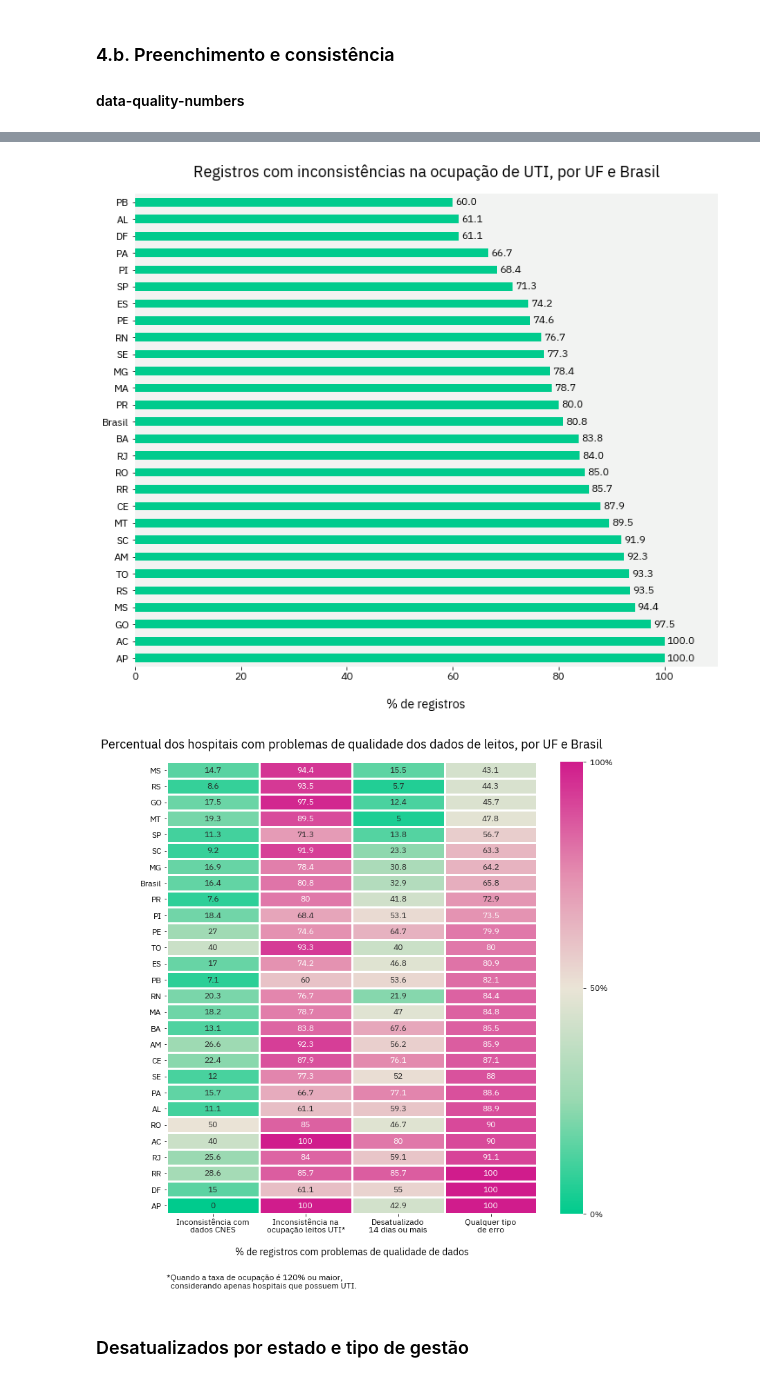
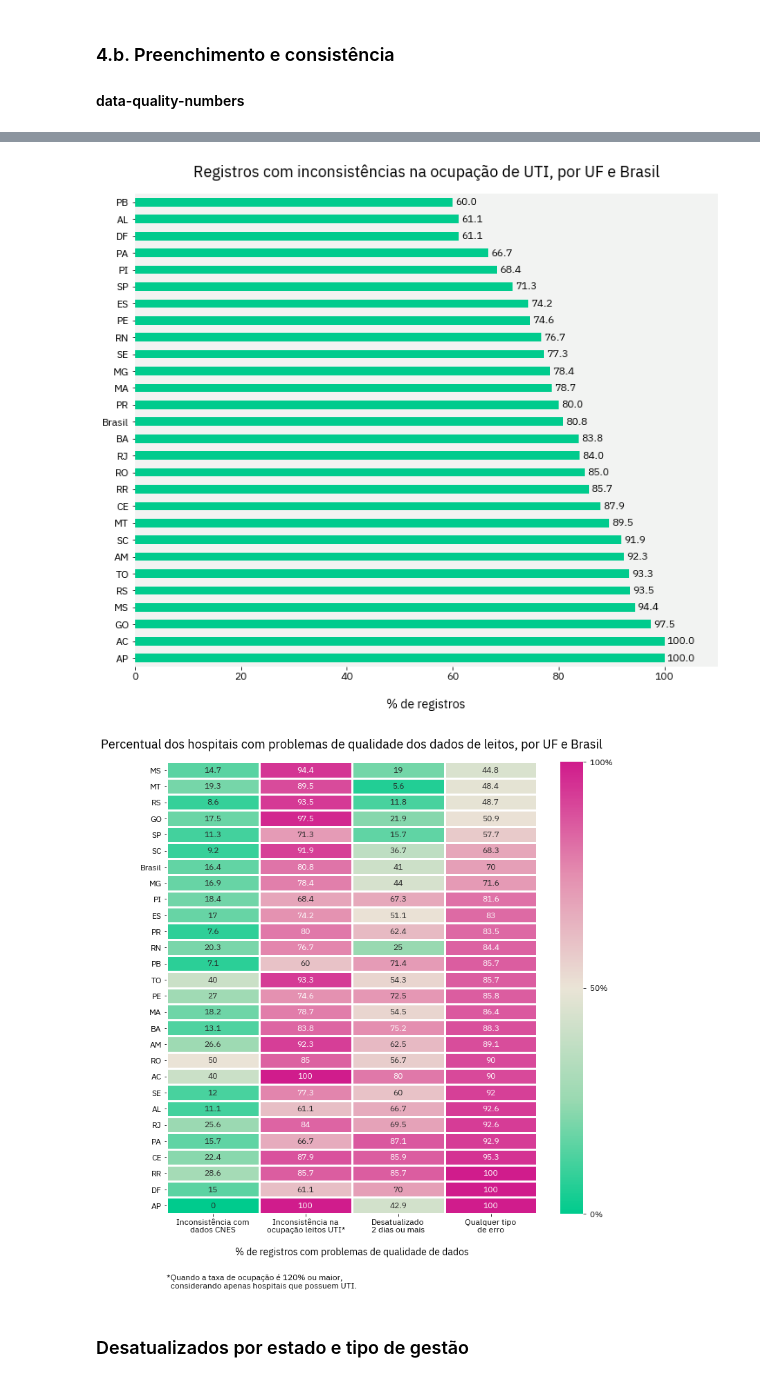
Before and after one commit to okfn-brasil/transparencia-leitos-covid-analise, a Jupyter notebook: Analysis.ipynb, the cells around one changed output, grey strips where cells are left out. Saved outputs shown, nothing was run; the diff lists cells and outputs as text; code cells hidden in the pictures.

Commit message:
Parametrize main days metric

```diff
--- a/Analysis.ipynb
+++ b/Analysis.ipynb
@@ -112,11 +114,11 @@ df['dataNotificacaoOcupacao'] = pd.to_datetime(df['dataNotificacaoOcupacao'])
 # %%
-UPDATED_DAYS = [1, 2, 7, 14, 90]
+UPDATED_DAYS = [1, 2, 7, 14, 60, 90]
 for d in UPDATED_DAYS:
     df[f'updated_{str(d)}d'] = np.where(df['dataNotificacaoOcupacao'] >= TS_RUN - timedelta(days=d, hours=TS_RUN.hour), True, False)
 
 for d in UPDATED_DAYS:
     pct_outdated = len(df[df[f'updated_{str(d)}d'] == True]) / len(df)
-    print(f'{round(pct_outdated * 100, 1)}% updated in {str(d)} days')
+    print(f'{round((pct_outdated * 100), 1)}% updated in {str(d)} days')
 # %% [output]
 39.6% updated in 1 days
 59.0% updated in 2 days
@@ -379,7 +382,7 @@ check_by_state = df_tmp.groupby('estadoSigla').agg({
     'any_error': 'sum',
     'any_cnes_error': 'sum',
 #     'any_cli_icu_ocup_tolerance_error': 'sum',
-    'not_updated_14d': 'sum'
+    f'not_updated_{str(MAIN_DAYS)}d': 'sum'
 }).div(df_tmp.groupby('estadoSigla')['cnes'].size(), axis=0)
 
 check_by_state_uti = df_uti.groupby('estadoSigla').agg({
@@ -390,7 +393,7 @@ country = df_tmp.groupby('_index').agg({
     'any_error': 'sum',
     'any_cnes_error': 'sum',
 #     'any_cli_icu_ocup_tolerance_error': 'sum',
-    'not_updated_14d': 'sum'
+    f'not_updated_{str(MAIN_DAYS)}d': 'sum'
 }).div(df_tmp.groupby('_index')['cnes'].size(), axis=0)
 
 country_uti = df_uti.groupby('_index').agg({
@@ -408,44 +411,44 @@ check = check.sort_values('any_error', ascending=True)
 cols_order = [
     'any_cnes_error',
     'any_icu_ocup_tolerance_error',
-    'not_updated_14d',
+    f'not_updated_{str(MAIN_DAYS)}d',
     'any_error',
 ]
 xticklabels = [
     'Inconsistência com\ndados CNES',
     'Inconsistência na\n ocupação leitos UTI*',
-    'Desatualizado\n14 dias ou mais',
+    f'Desatualizado\n{str(MAIN_DAYS)} dias ou mais',
     'Qualquer tipo\nde erro',
 ]
 # check['any_error'] = round(1 - check['any_error'], 2)
 
 plot_barh(check, 'any_cnes_error', round_pct=True, ascending=True,
          title='Registros com inconsistências CNES, por UF e Brasil',
          xlabel='% de registros',
          figsize=(12,10),
          file_name='inconsistencia_cnes'
          )
 
 plot_barh(check, 'any_icu_ocup_tolerance_error', round_pct=True, ascending=True,
          title='Registros com inconsistências na ocupação de UTI, por UF e Brasil',
          xlabel='% de registros',
          figsize=(12,10),
          file_name='inconsistencia_uti'
          )
 
 plot_heatmap(check.sort_values('any_error'), cols_order, round_pct=True,
             xticklabels=xticklabels, cols_order=cols_order,
             title='Percentual dos hospitais com problemas de qualidade dos dados de leitos, por UF e Brasil',
             xlabel='% de registros com problemas de qualidade de dados',
             file_name='ranking_qualidade_tabela',
             legend=f'*Quando a taxa de ocupação é {str(int(tolerance * 100))}% ou maior,\n  considerando apenas hospitais que possuem UTI.',
             legend_y=-0.15,
             figsize=(12,12)
             )
 # %% [output]
 [figure]
 [figure]
-[figure, old version]
+[figure, new version]
 # %% [markdown]
 ### Desatualizados por estado e tipo de gestão
 # %%
```
Also changed, not shown: parts of 23 cells of this notebook.
